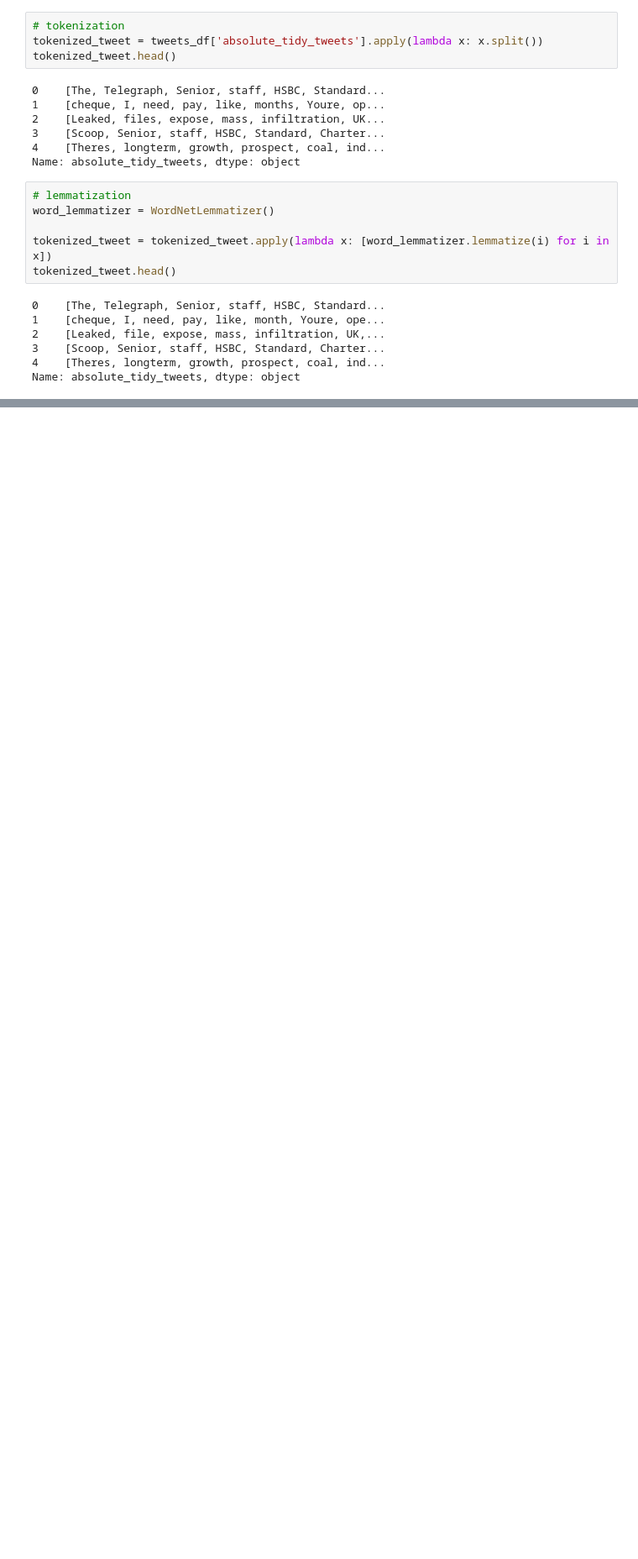
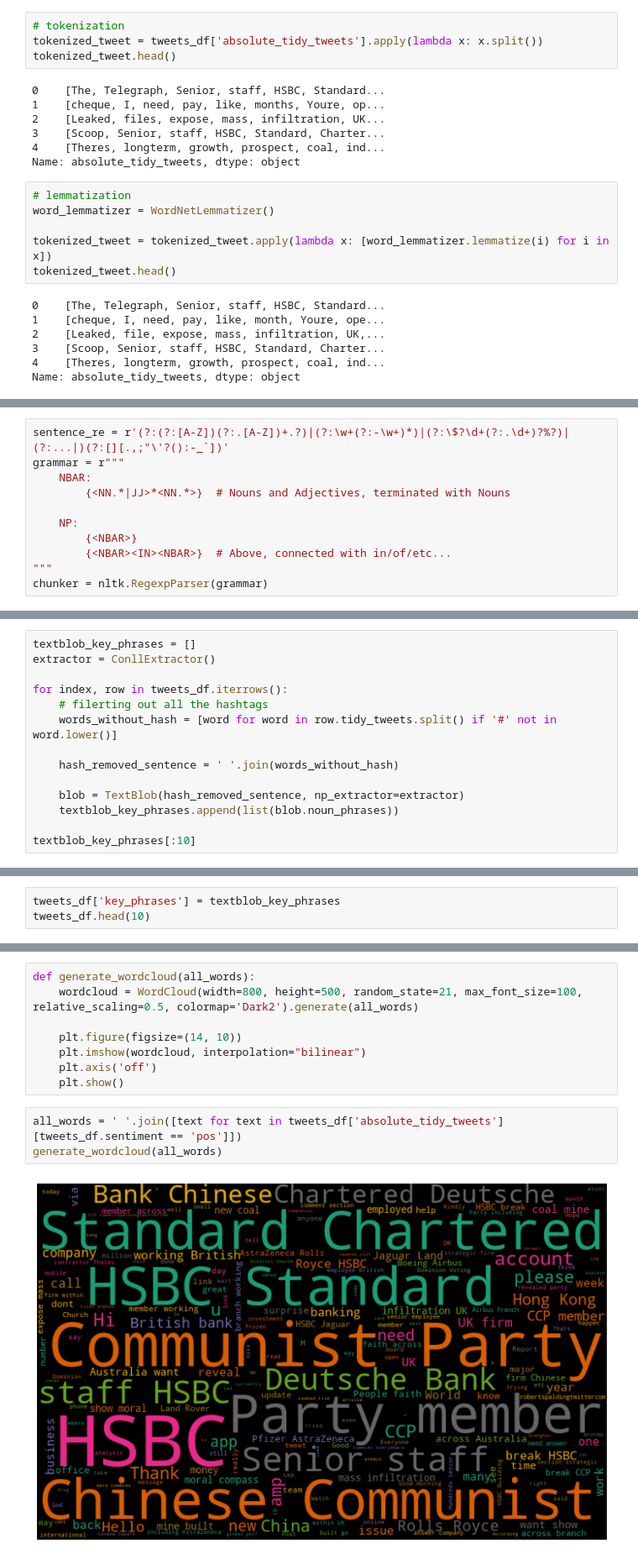
Before and after one commit to Ashishkhurana01/NLP, a Jupyter notebook: Sentiment_Analysis_updated.ipynb, the cells around one changed output, grey strips where cells are left out. Shown at 84% size. Drawn from its saved outputs; the diff is of its cells as text; blank space fills up the shorter version.

```diff
--- a/Sentiment_Analysis_updated.ipynb
+++ b/Sentiment_Analysis_updated.ipynb
@@ -393,0 +430,11 @@ tweets_df.head(10)
+# %%
+sentence_re = r'(?:(?:[A-Z])(?:.[A-Z])+.?)|(?:\w+(?:-\w+)*)|(?:\$?\d+(?:.\d+)?%?)|(?:...|)(?:[][.,;"\'?():-_`])'
+grammar = r"""
+    NBAR:
+        {<NN.*|JJ>*<NN.*>}  # Nouns and Adjectives, terminated with Nouns
+
+    NP:
+        {<NBAR>}
+        {<NBAR><IN><NBAR>}  # Above, connected with in/of/etc...
+"""
+chunker = nltk.RegexpParser(grammar)
@@ -393,0 +482,14 @@ tweets_df.head(10)
+# %%
+textblob_key_phrases = []
+extractor = ConllExtractor()
+
+for index, row in tweets_df.iterrows():
+    # filerting out all the hashtags
+    words_without_hash = [word for word in row.tidy_tweets.split() if '#' not in word.lower()]
+
+    hash_removed_sentence = ' '.join(words_without_hash)
+
+    blob = TextBlob(hash_removed_sentence, np_extractor=extractor)
+    textblob_key_phrases.append(list(blob.noun_phrases))
+
+textblob_key_phrases[:10]
@@ -393,0 +514,3 @@ tweets_df.head(10)
+# %%
+tweets_df['key_phrases'] = textblob_key_phrases
+tweets_df.head(10)
@@ -393,0 +529,13 @@ tweets_df.head(10)
+# %%
+def generate_wordcloud(all_words):
+    wordcloud = WordCloud(width=800, height=500, random_state=21, max_font_size=100, relative_scaling=0.5, colormap='Dark2').generate(all_words)
+
+    plt.figure(figsize=(14, 10))
+    plt.imshow(wordcloud, interpolation="bilinear")
+    plt.axis('off')
+    plt.show()
+# %%
+all_words = ' '.join([text for text in tweets_df['absolute_tidy_tweets'][tweets_df.sentiment == 'pos']])
+generate_wordcloud(all_words)
+# %% [output]
+[figure, added]
```
Also changed, not shown: parts of 12 cells of this notebook.
